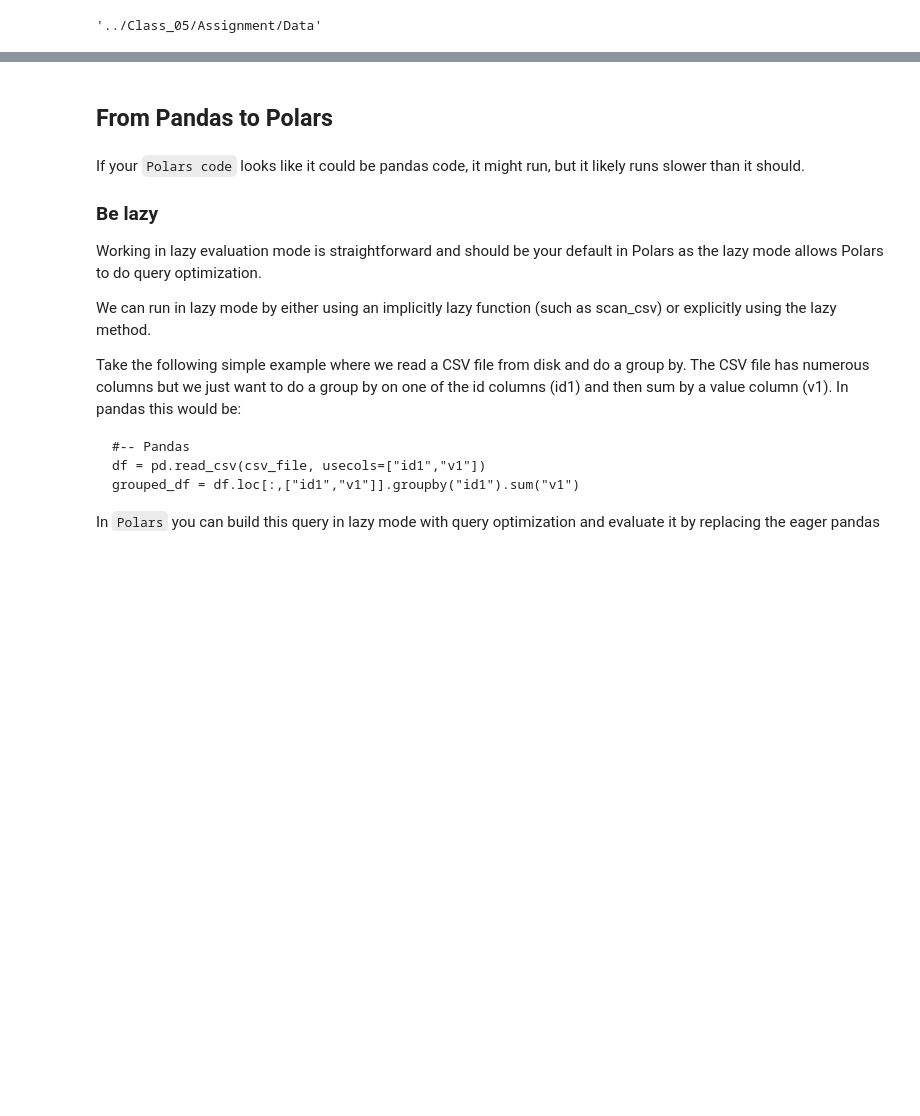
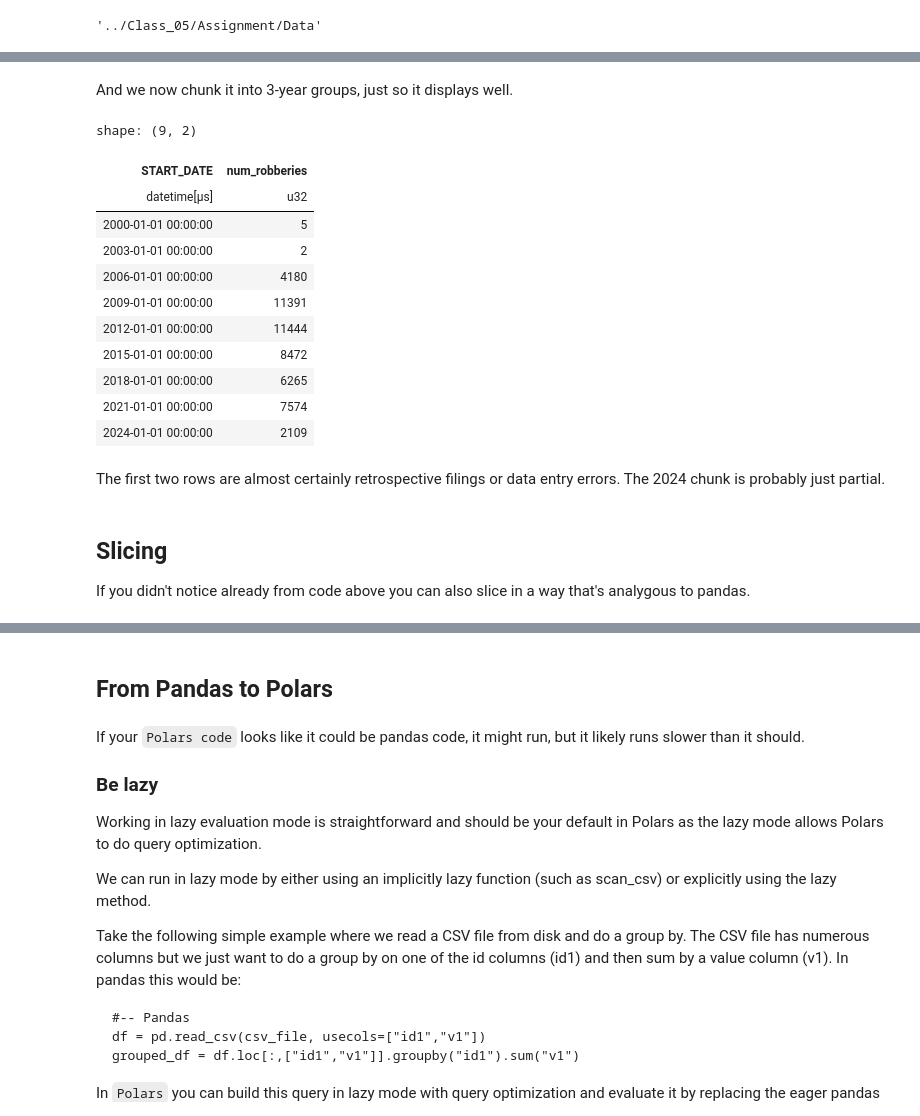
Before and after one commit to nebachadnassar/GWU-DNSC-4211, a Jupyter notebook: public/Class_07/Class_07.ipynb, the cells around one changed output, grey strips where cells are left out. Drawn from its saved outputs; the diff is of its cells as text; code cells hidden in the pictures; blank space fills up the shorter version.

```diff
--- a/public/Class_07/Class_07.ipynb
+++ b/public/Class_07/Class_07.ipynb
@@ -468,0 +508,8 @@ shape: (106_858, 25)
+# %%
+#remove null values in the columns in question
+
+dfrob = dfrob.drop_nulls()
+
+# change to to datetime
+dfrob = dfrob.with_columns(pl.col('START_DATE').str.to_datetime("%Y/%m/%d %H:%M:%S+00").alias("START_DATE"))
+dfrob.sample(3)
@@ -468,0 +523,25 @@ shape: (106_858, 25)
+# %% [markdown]
+And we now chunk it into 3-year groups, just so it displays well.
+# %%
+plotme = dfrob.sort('START_DATE').group_by_dynamic(
+    pl.col('START_DATE'), every='3y').agg(pl.col('OFFENSE').len().alias('num_robberies'))
+plotme
+# %% [output]
+shape: (9, 2)
+| START_DATE | num_robberies |
+| datetime[μs] | u32 |
+| 2000-01-01 00:00:00 | 5 |
+| 2003-01-01 00:00:00 | 2 |
+| 2006-01-01 00:00:00 | 4180 |
+| 2009-01-01 00:00:00 | 11391 |
+| 2012-01-01 00:00:00 | 11444 |
+| 2015-01-01 00:00:00 | 8472 |
+| 2018-01-01 00:00:00 | 6265 |
+| 2021-01-01 00:00:00 | 7574 |
+| 2024-01-01 00:00:00 | 2109 |
+# %% [markdown]
+The first two rows are almost certainly retrospective filings or data entry errors. The 2024 chunk is probably just partial.
+# %% [markdown]
+## Slicing
+
+If you didn't notice already from code above you can also slice in a way that's analygous to pandas.
```
Also changed, not shown: parts of 57 cells of this notebook.
